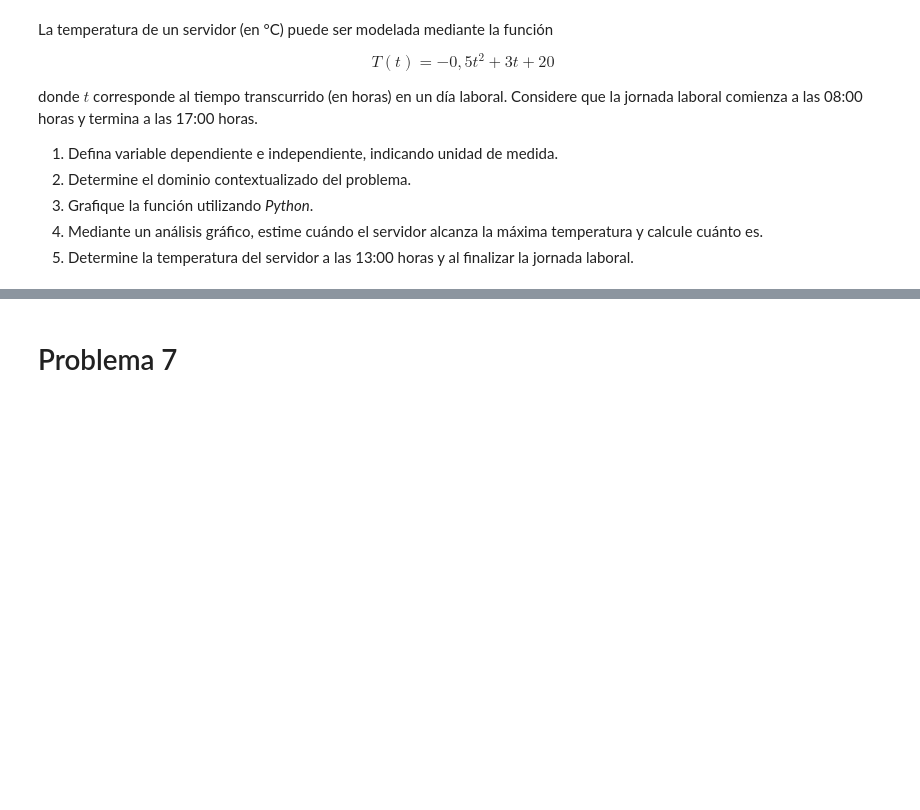
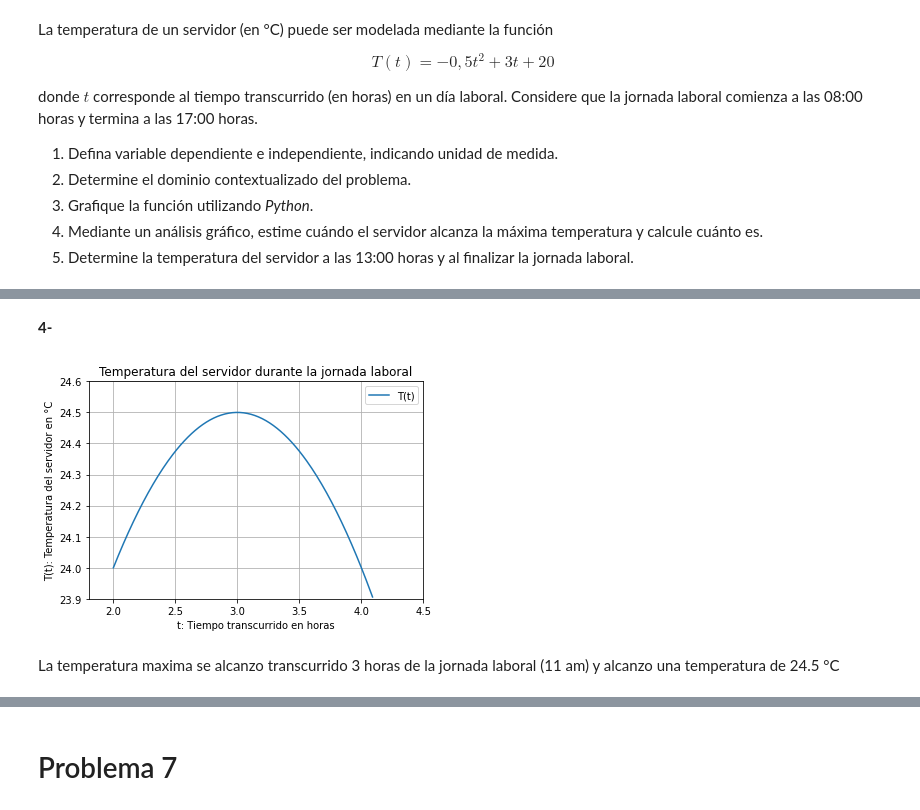
Before and after one commit to Sinon16/Matematicas-Aplicadas, a Jupyter notebook: G1_Funciones.ipynb, the cells around one changed output, grey strips where cells are left out. Saved outputs shown, nothing was run; the diff lists cells and outputs as text; code cells hidden in the pictures; blank space fills up the shorter version.

```diff
--- a/G1_Funciones.ipynb
+++ b/G1_Funciones.ipynb
@@ -126,0 +178,19 @@ donde $t$ corresponde al tiempo transcurrido (en horas) en un día laboral. Cons
+# %% [markdown]
+**4-**
+# %%
+import numpy as np
+import matplotlib.pyplot as plt
+
+x = np.arange(2,4.1,0.01)
+plt.plot(x, T(x), label = 'T(t)')
+plt.axis([1.8,4.5,23.9,24.6])
+plt.title('Temperatura del servidor durante la jornada laboral')
+plt.xlabel('t: Tiempo transcurrido en horas')
+plt.ylabel('T(t): Temperatura del servidor en °C')
+plt.grid(True)
+plt.legend()
+plt.show()
+# %% [output]
+[figure, added]
+# %% [markdown]
+La temperatura maxima se alcanzo transcurrido 3 horas de la jornada laboral (11 am) y alcanzo una temperatura de 24.5 °C
```
Also changed, not shown: parts of 16 cells of this notebook.
